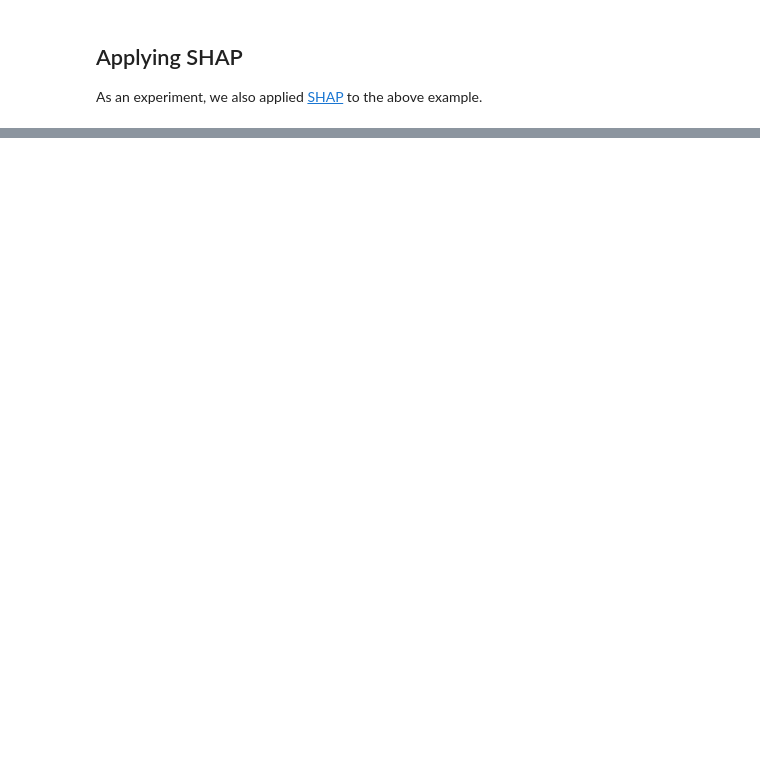
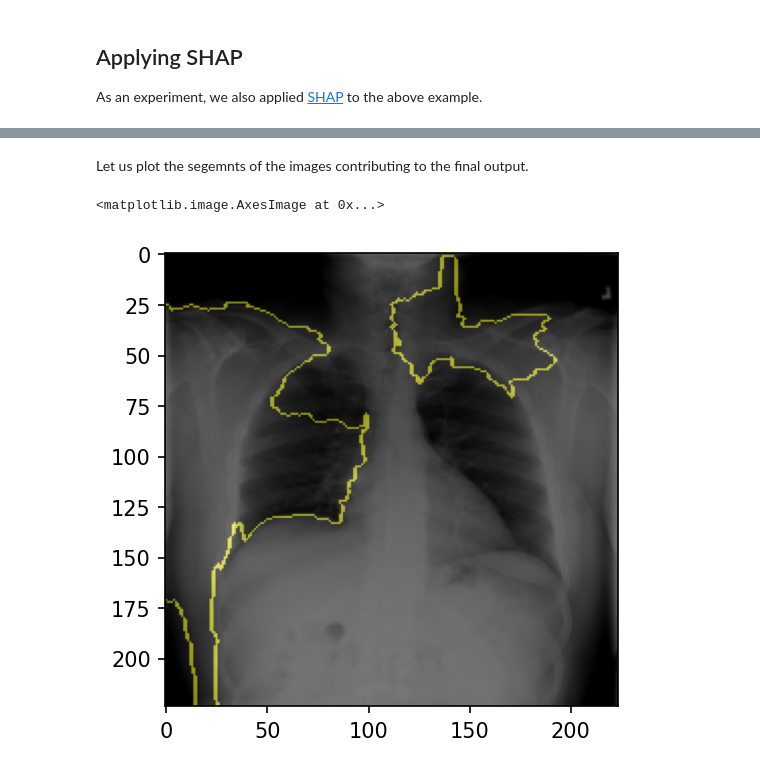
Before and after one commit to n-akram/SafeML, a Jupyter notebook: Implementation_in_Python/Examples/PneumoniaDetection/PneumoniaDetection.ipynb, the cells around one changed output, grey strips where cells are left out. Cells and saved outputs as stored; diff of their text form; code cells hidden in the pictures; blank space fills up the shorter version.

```diff
--- a/Implementation_in_Python/Examples/PneumoniaDetection/PneumoniaDetection.ipynb
+++ b/Implementation_in_Python/Examples/PneumoniaDetection/PneumoniaDetection.ipynb
@@ -511,0 +539,25 @@ Where 0: No Pneuomonia, 1: Pneuomnia.
+# %%
+def batch_predict(images):
+    model.eval()
+    #batch = torch.stack(tuple(preprocess_transform(i) for i in images), dim=0)
+    images = torch.from_numpy(images).float()
+    batch = torch.stack(tuple(i for i in images), dim=0)
+    batch = np.transpose(batch, (0, 3, 1, 2))
+
+    device = torch.device("cuda" if torch.cuda.is_available() else "cpu")
+    model.to(device)
+    batch = batch.to(device)
+
+    lime_prediction = model(batch)
+    #print(lime_prediction.shape)
+    _, lime_predicted = torch.max(lime_prediction, 1)
+    #print(lime_predicted.cpu().numpy().shape)
+    #print(lime_prediction.shape, lime_predicted.shape)
+    return lime_prediction.cpu().detach().numpy()
+# %%
+explainer = lime_image.LimeImageExplainer()
+explanation = explainer.explain_instance(show_img.double().numpy(),
+                                         batch_predict, # classification function
+                                         top_labels=2,
+                                         hide_color=0,
+                                         num_samples=1000) # number of images that will be sent to classification function
@@ -511,0 +566,10 @@ Where 0: No Pneuomonia, 1: Pneuomnia.
+# %% [markdown]
+Let us plot the segemnts of the images contributing to the final output.
+# %%
+temp, mask = explanation.get_image_and_mask(explanation.top_labels[0], positive_only=True, num_features=5, hide_rest=False)
+img_boundry1 = mark_boundaries(temp/255.0, mask)
+plt.imshow(show_img, cmap='gray')
+plt.imshow(img_boundry1, alpha=0.5)
+# %% [output]
+<matplotlib.image.AxesImage at 0x...>
+[figure, added]
```
Also changed, not shown: parts of 17 cells of this notebook, 1 other file.
